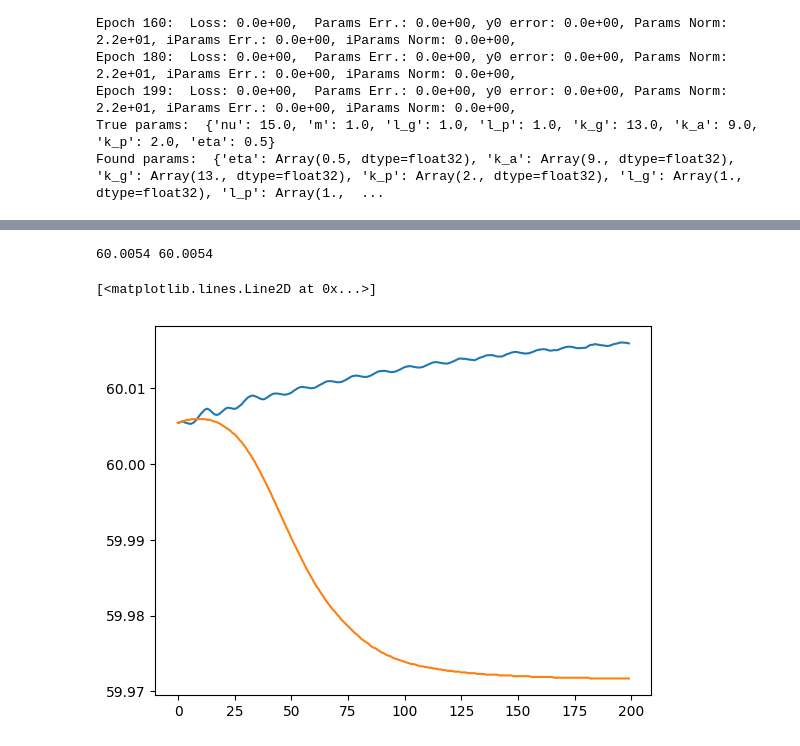
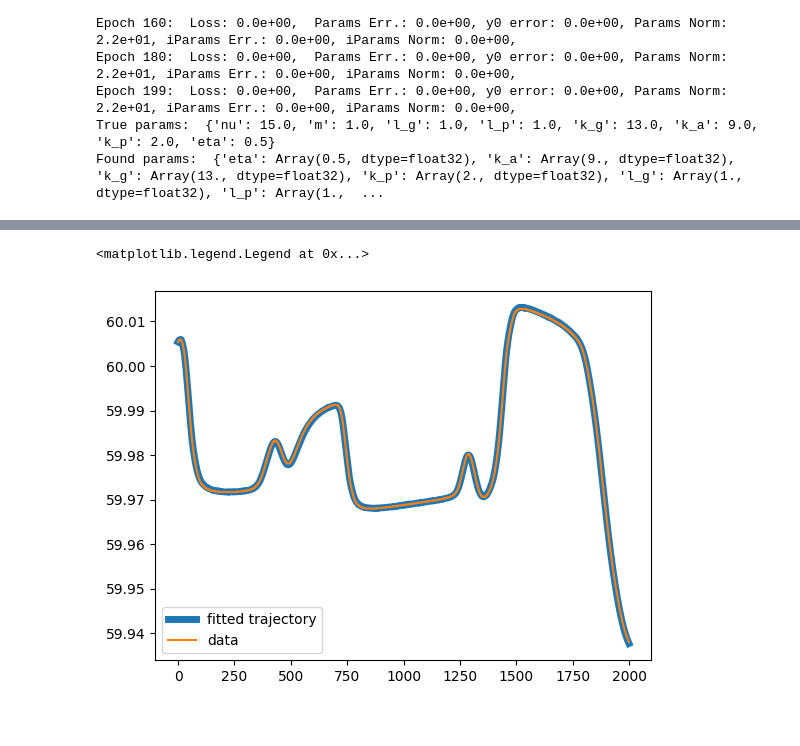
Before and after one commit to LukasBremer/adoptODE_smmodell, a Jupyter notebook: Spring_mass_model/sm_main.ipynb, the cells around one changed output, grey strips where cells are left out. Drawn from its saved outputs; the diff is of its cells as text; code cells hidden in the pictures.

```diff
--- a/Spring_mass_model/sm_main.ipynb
+++ b/Spring_mass_model/sm_main.ipynb
@@ -28,4 +28,5 @@ print("Reading data...")
 x_temp = read_vector("../data/SpringMassModel/x.csv",(N,2,size+1,size+1))
 x_cm_temp = read_vector("../data/SpringMassModel/x_cm.csv",(N,2,size+1,size+1))
 T = read_scalar("../data/SpringMassModel/T.csv",(1,N,size,size))[0]
+f = read_vector("../data/SpringMassModel/f.csv",(N,2,size+1,size+1))
 # %% [output]
@@ -57,7 +61,7 @@ def define_system(**kwargs_sys):
     x_cm_arr = kwargs_sys['x_cm']
     x_j_arr = kwargs_sys['x_j']
     l_a_arr = kwargs_sys['l_a']
-
+    t_interp = kwargs_sys['t_interp']
 
     def gen_y0():
 
@@ -100,8 +104,8 @@ def define_system(**kwargs_sys):
         #initialize eom
         dx1 = xy['y1']
         dx2 = xy['y2']
-        dy1 = 1/params['m'] * (f[1] - params['nu'] * xy['y1'])
-        dy2 = 1/params['m'] * (f[2] - params['nu'] * xy['y2'])
+        dy1 = 1/params['m'] * (f[0] - params['nu'] * xy['y1'])
+        dy2 = 1/params['m'] * (f[1] - params['nu'] * xy['y2'])
 
         return {'x1':dx1, 'x2':dx2, 'y1':dy1, 'y2':dy2}
 
@@ -355,11 +279,11 @@ nan_array1 = jnp.full((1, 2000), 1.)
 nan_array2 = jnp.full((1, 2000), 1.)
 
 
-kwargs_adoptODE = {'lr':3e-2, 'epochs':200,'N_backups':5,
+kwargs_adoptODE = {'lr':3e-2, 'epochs':200,'N_backups':1,
                    'lower_b_y0':{'x1':y0['x1'],'x2':y0['x2'],'y1':y0['y1']-0.1*y0['y1'],'y2':y0['y2']-0.1*y0['y2'] },
                    'upper_b_y0':{'x1':y0['x1'],'x2':y0['x2'],'y1':y0['y1']+0.1*y0['y1'],'y2':y0['y2']+0.1*y0['y2'] },
-                   'lower_b': real_params,
-                   'upper_b': real_params}
+                   }#'lower_b': real_params,
+                   #'upper_b': real_params}
 
 targets = {"x1":x_i[:,0].reshape((1,2000)),'x2':x_i[:,1].reshape((1,2000)),'y1':nan_array1,'y2':nan_array2}
 dataset2 = dataset_adoptODE(define_system,
@@ -388,10 +312,7 @@ Found params:  {'eta': Array(10., dtype=float32), 'k_a': Array(0.5, dtype=float3
-# %%
-print(y0['x1'],dataset2.ys_sol['x1'][0,0])
-# %% [output]
-60.0054 60.0054
 # %%
-plt.plot(dataset2.ys_sol['x1'][0,0:200])
-plt.plot(x_i[0:200,0])
+plt.plot(dataset2.ys_sol['x1'][0,0:],linewidth = 5,label= 'fitted trajectory')
+plt.plot(x_i[0:,0],label = 'data')
+plt.legend()
 # %% [output]
-[<matplotlib.lines.Line2D at 0x...>]
+<matplotlib.legend.Legend at 0x...>
-[figure, old version]
+[figure, new version]
```
Also changed, not shown: parts of 17 cells of this notebook, 1 other file.
